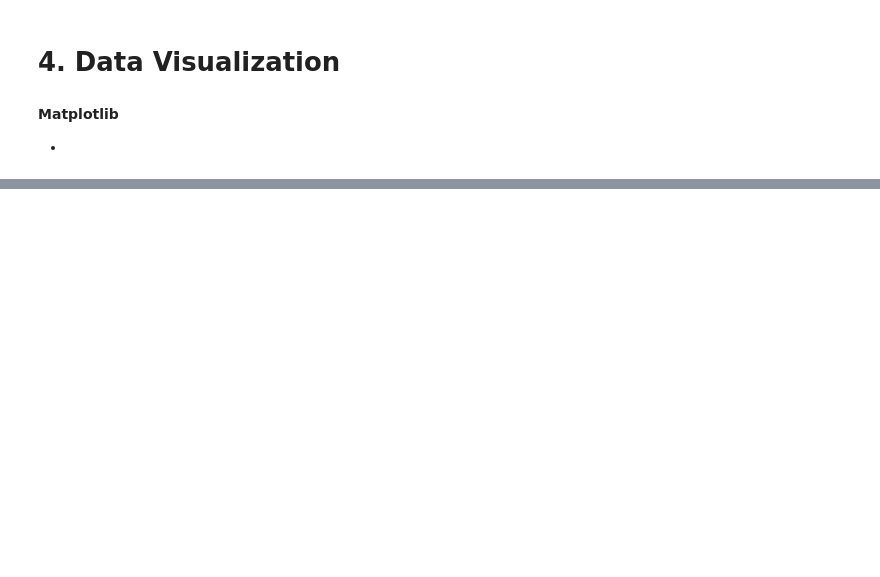
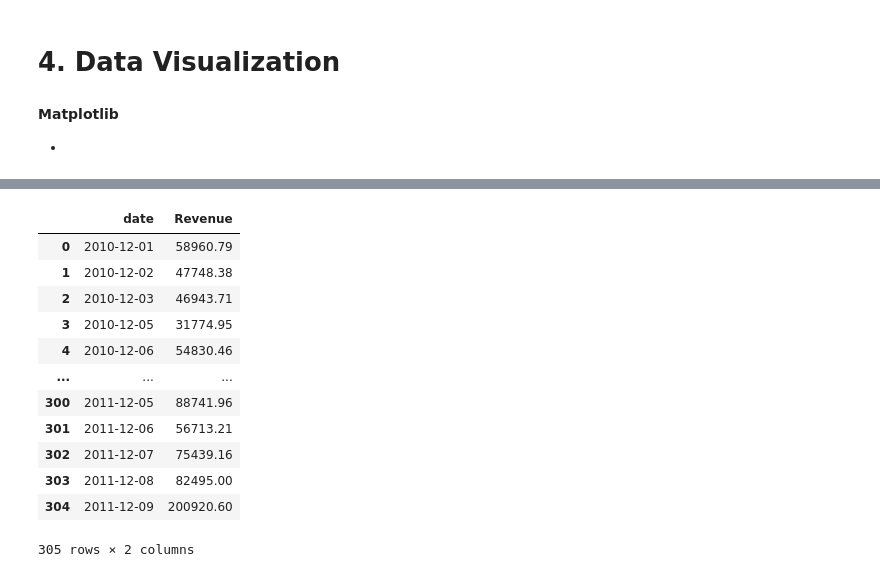
Before and after one commit to thanhENC/DA-course-UEL, a Jupyter notebook: 01. Visualization/Visualization.ipynb, the cells around one changed output, grey strips where cells are left out. Drawn from its saved outputs; the diff is of its cells as text; code cells hidden in the pictures; blank space fills up the shorter version.

```diff
--- a/01. Visualization/Visualization.ipynb
+++ b/01. Visualization/Visualization.ipynb
@@ -110,0 +138,17 @@ plt.plot(df['InvoiceDate'], df['Revenue'])
+# %%
+df_revenue = pd.DataFrame(df_revenue).reset_index()
+df_revenue
+# %% [output]
+|  | date | Revenue |
+| 0 | 2010-12-01 | 58960.79 |
+| 1 | 2010-12-02 | 47748.38 |
+| 2 | 2010-12-03 | 46943.71 |
+| 3 | 2010-12-05 | 31774.95 |
+| 4 | 2010-12-06 | 54830.46 |
+| ... | ... | ... |
+| 300 | 2011-12-05 | 88741.96 |
+| 301 | 2011-12-06 | 56713.21 |
+| 302 | 2011-12-07 | 75439.16 |
+| 303 | 2011-12-08 | 82495.00 |
+| 304 | 2011-12-09 | 200920.60 |
+305 rows × 2 columns
```
Also changed, not shown: parts of 5 cells of this notebook.
